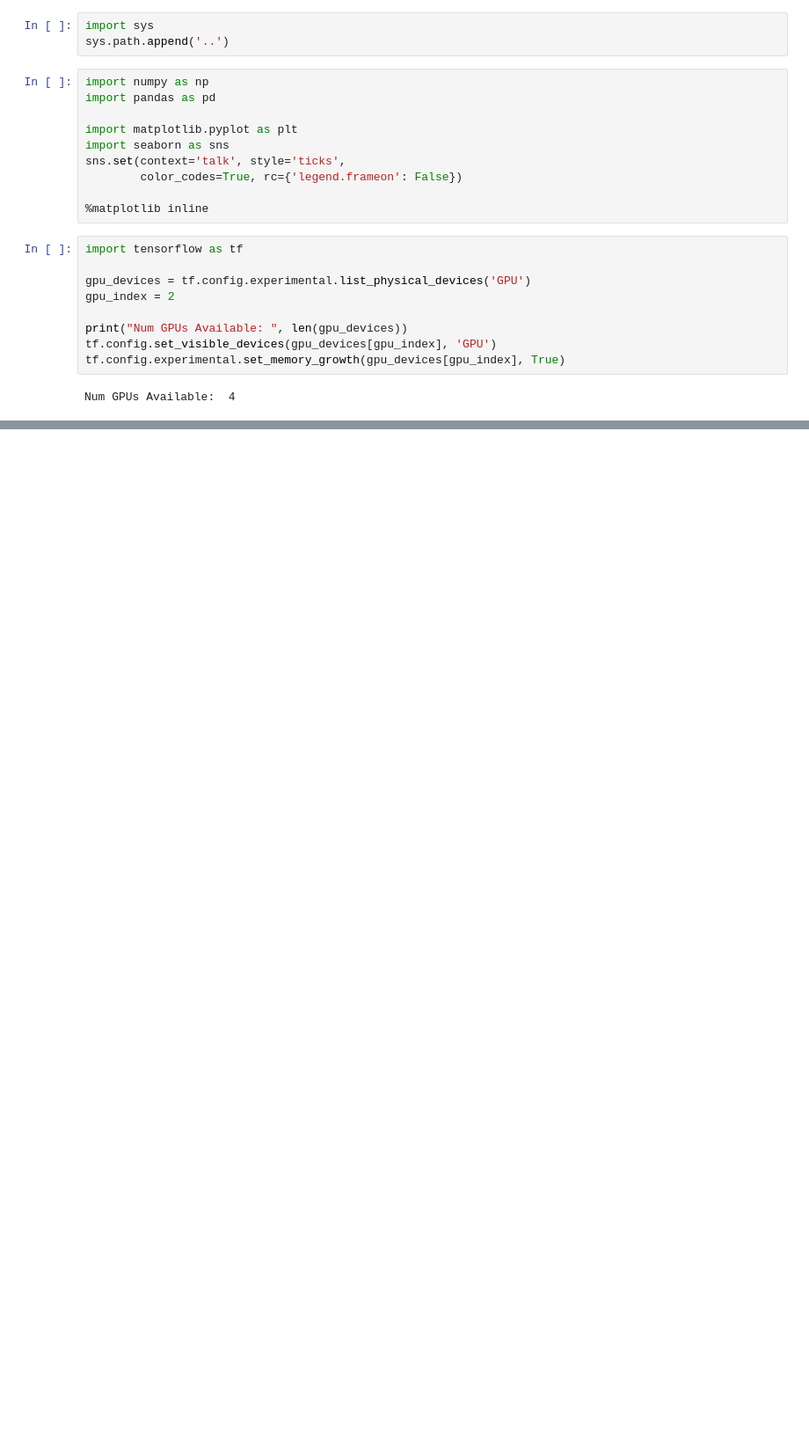
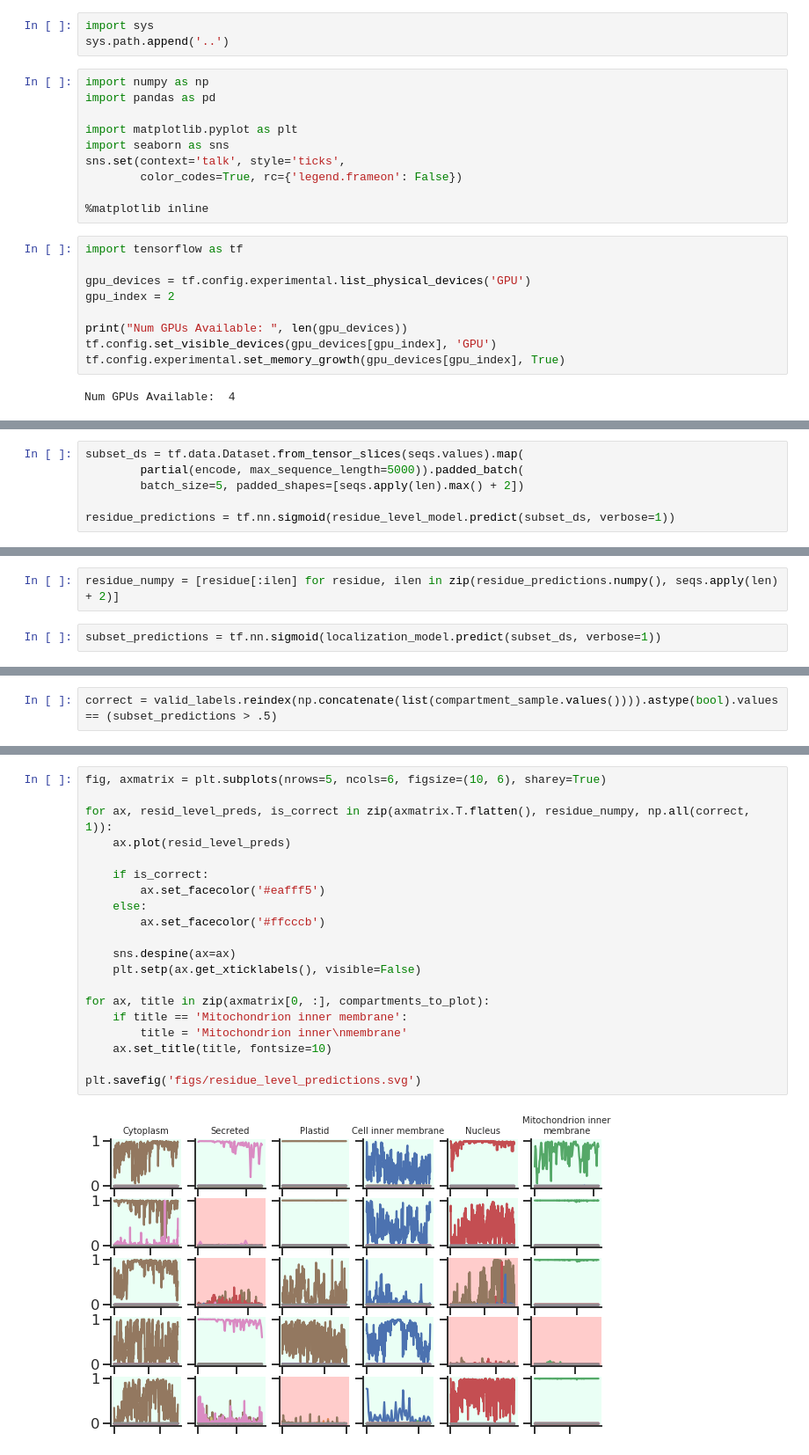
Before and after one commit to pstjohn/uniparc_modeling, a Jupyter notebook: subcellular_localization/evaluate_trained_model.ipynb, the cells around one changed output, grey strips where cells are left out. Shown: that part at 88% size. Drawn from its saved outputs; the diff is of its cells as text; blank space fills up the shorter version.

```diff
--- a/subcellular_localization/evaluate_trained_model.ipynb
+++ b/subcellular_localization/evaluate_trained_model.ipynb
@@ -143,0 +187,6 @@ dtype: float64
+# %%
+subset_ds = tf.data.Dataset.from_tensor_slices(seqs.values).map(
+        partial(encode, max_sequence_length=5000)).padded_batch(
+        batch_size=5, padded_shapes=[seqs.apply(len).max() + 2])
+
+residue_predictions = tf.nn.sigmoid(residue_level_model.predict(subset_ds, verbose=1))
@@ -143,0 +195,4 @@ dtype: float64
+# %%
+residue_numpy = [residue[:ilen] for residue, ilen in zip(residue_predictions.numpy(), seqs.apply(len) + 2)]
+# %%
+subset_predictions = tf.nn.sigmoid(localization_model.predict(subset_ds, verbose=1))
@@ -144 +201,3 @@ dtype: float64
+# %%
+correct = valid_labels.reindex(np.concatenate(list(compartment_sample.values()))).astype(bool).values == (subset_predictions > .5)
 # %%
@@ -176,0 +218,22 @@ array([-13.4831295, -13.291877 , -13.238673 , -12.2335205, -12.167766 ,
+# %%
+fig, axmatrix = plt.subplots(nrows=5, ncols=6, figsize=(10, 6), sharey=True)
+
+for ax, resid_level_preds, is_correct in zip(axmatrix.T.flatten(), residue_numpy, np.all(correct, 1)):
+    ax.plot(resid_level_preds)
+
+    if is_correct:
+        ax.set_facecolor('#eafff5')
+    else:
+        ax.set_facecolor('#ffcccb')
+
+    sns.despine(ax=ax)
+    plt.setp(ax.get_xticklabels(), visible=False)
+
+for ax, title in zip(axmatrix[0, :], compartments_to_plot):
+    if title == 'Mitochondrion inner membrane':
+        title = 'Mitochondrion inner\nmembrane'
+    ax.set_title(title, fontsize=10)
+
+plt.savefig('figs/residue_level_predictions.svg')
+# %% [output]
+[figure, added]
```
Also changed, not shown: parts of 30 cells of this notebook, 11 other files.
